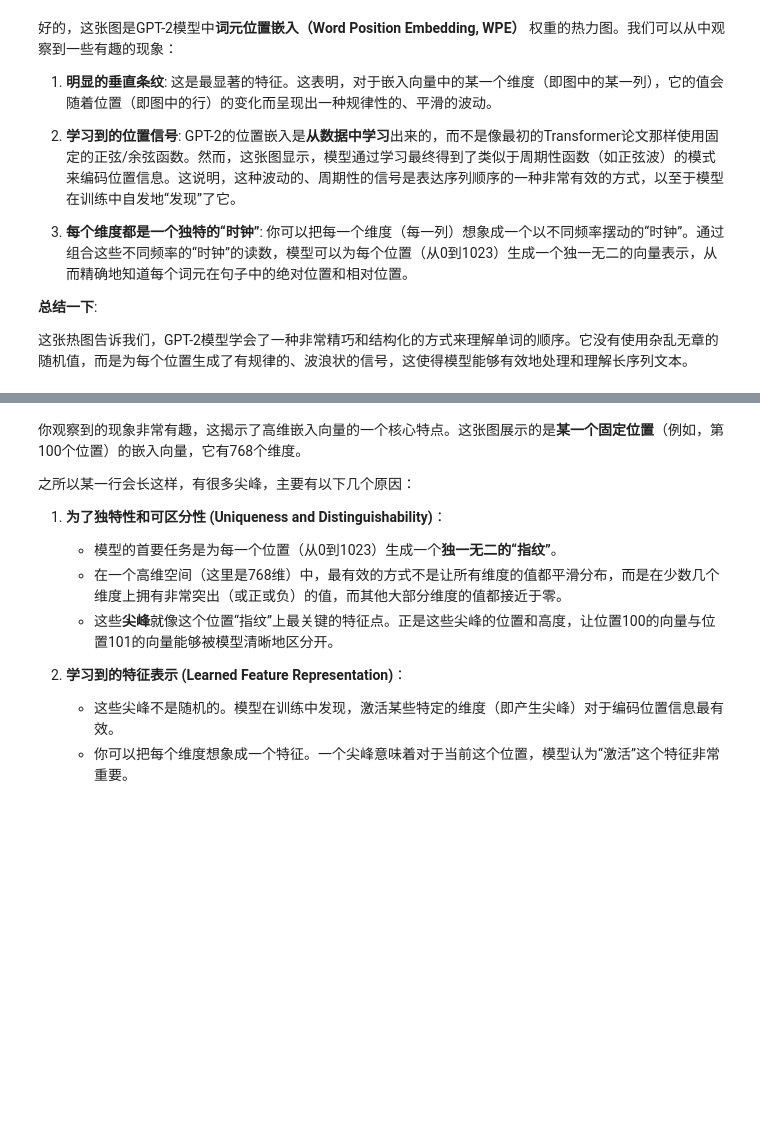
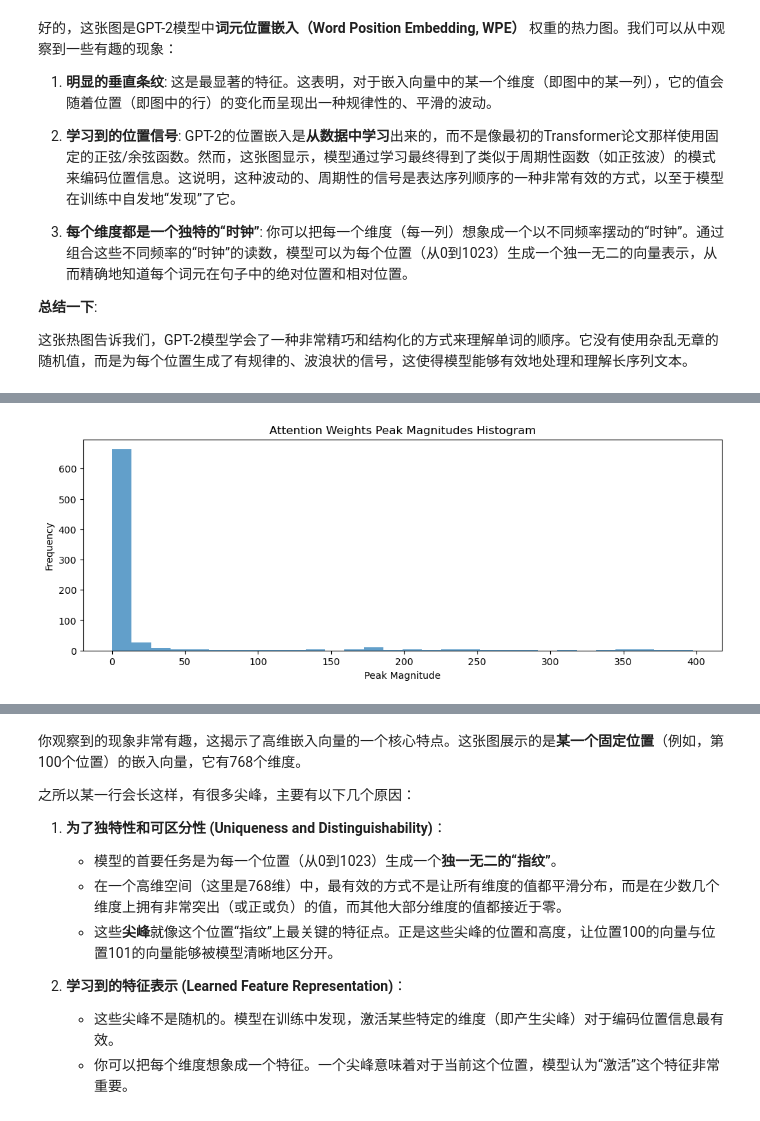
Before and after one commit to Physics-Lee/build-nanogpt, a Jupyter notebook: play.ipynb, the cells around one changed output, grey strips where cells are left out. Cells and saved outputs as stored; diff of their text form; code cells hidden in the pictures; blank space fills up the shorter version.

```diff
--- a/play.ipynb
+++ b/play.ipynb
@@ -267,0 +662,10 @@ plt.show()
+# %%
+# plot the histogram of peak_magnitudes, which is a list of 1024
+plt.figure(figsize=(12, 4))
+plt.hist(peak_magnitudes, bins=30, alpha=0.7)
+plt.title("Attention Weights Peak Magnitudes Histogram")
+plt.xlabel("Peak Magnitude")
+plt.ylabel("Frequency")
+plt.show()
+# %% [output]
+[figure, added]
```
Also changed, not shown: parts of 36 cells of this notebook, 3 other files.
